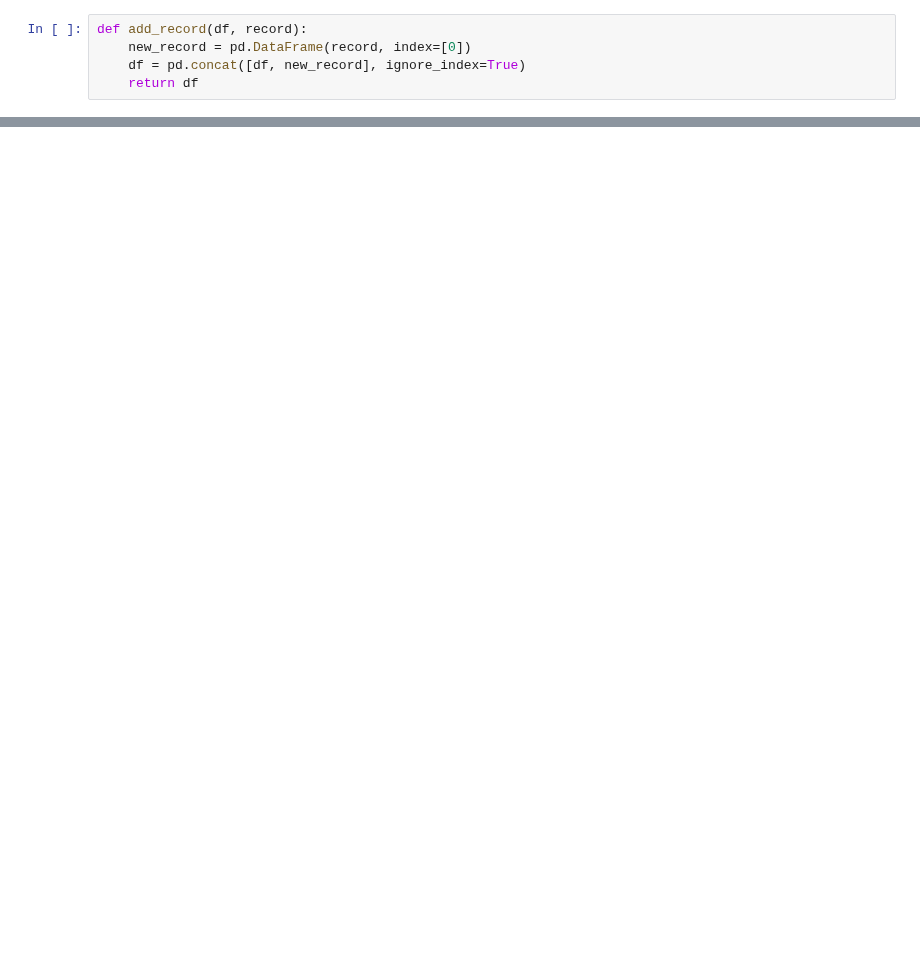
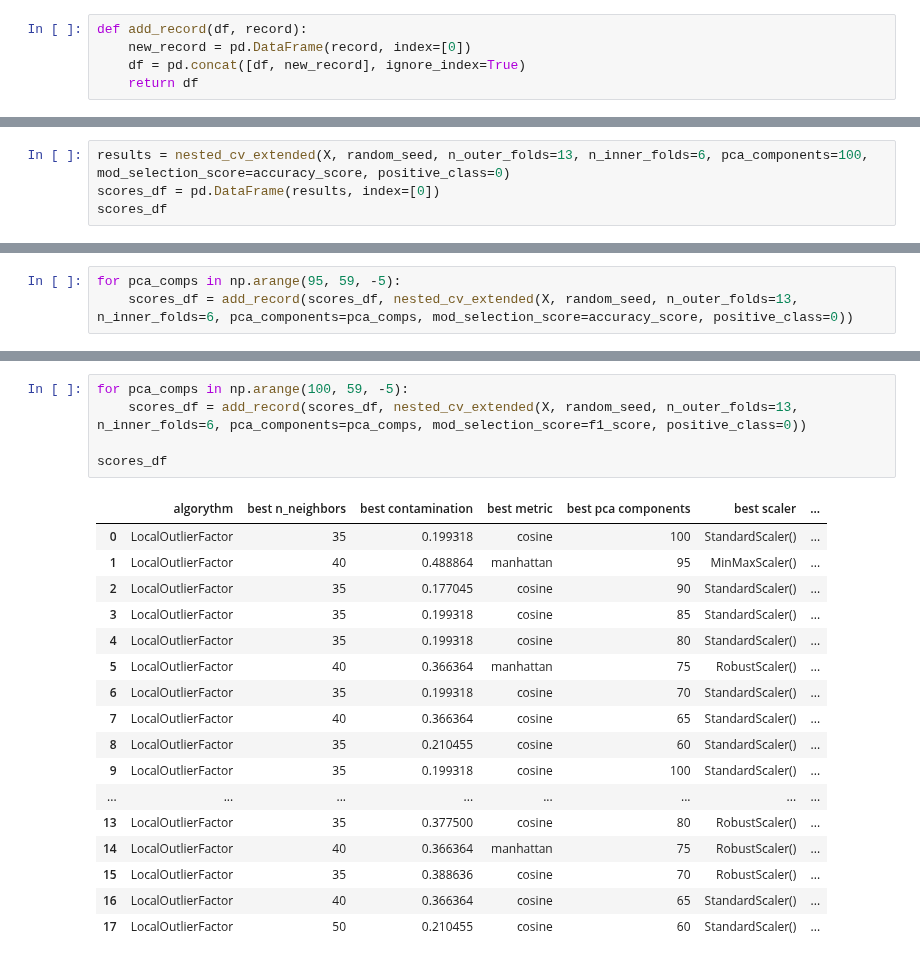
Before and after one commit to chrfum/one-class_classifier, a Jupyter notebook: run-over_classifier/classifiers/lof.ipynb, the cells around one changed output, grey strips where cells are left out. Saved outputs shown, nothing was run; the diff lists cells and outputs as text; blank space fills up the shorter version.

```diff
--- a/run-over_classifier/classifiers/lof.ipynb
+++ b/run-over_classifier/classifiers/lof.ipynb
@@ -53,0 +190,4 @@ def add_record(df, record):
+# %%
+results = nested_cv_extended(X, random_seed, n_outer_folds=13, n_inner_folds=6, pca_components=100, mod_selection_score=accuracy_score, positive_class=0)
+scores_df = pd.DataFrame(results, index=[0])
+scores_df
@@ -53,0 +197,3 @@ def add_record(df, record):
+# %%
+for pca_comps in np.arange(95, 59, -5):
+    scores_df = add_record(scores_df, nested_cv_extended(X, random_seed, n_outer_folds=13, n_inner_folds=6, pca_components=pca_comps, mod_selection_score=accuracy_score, positive_class=0))
@@ -53,0 +213,23 @@ def add_record(df, record):
+# %%
+for pca_comps in np.arange(100, 59, -5):
+    scores_df = add_record(scores_df, nested_cv_extended(X, random_seed, n_outer_folds=13, n_inner_folds=6, pca_components=pca_comps, mod_selection_score=f1_score, positive_class=0))
+
+scores_df
+# %% [output]
+|  | algorythm | best n_neighbors | best contamination | best metric | best pca components | best scaler | ... |
+| 0 | LocalOutlierFactor | 35 | 0.199318 | cosine | 100 | StandardScaler() | ... |
+| 1 | LocalOutlierFactor | 40 | 0.488864 | manhattan | 95 | MinMaxScaler() | ... |
+| 2 | LocalOutlierFactor | 35 | 0.177045 | cosine | 90 | StandardScaler() | ... |
+| 3 | LocalOutlierFactor | 35 | 0.199318 | cosine | 85 | StandardScaler() | ... |
+| 4 | LocalOutlierFactor | 35 | 0.199318 | cosine | 80 | StandardScaler() | ... |
+| 5 | LocalOutlierFactor | 40 | 0.366364 | manhattan | 75 | RobustScaler() | ... |
+| 6 | LocalOutlierFactor | 35 | 0.199318 | cosine | 70 | StandardScaler() | ... |
+| 7 | LocalOutlierFactor | 40 | 0.366364 | cosine | 65 | StandardScaler() | ... |
+| 8 | LocalOutlierFactor | 35 | 0.210455 | cosine | 60 | StandardScaler() | ... |
+| 9 | LocalOutlierFactor | 35 | 0.199318 | cosine | 100 | StandardScaler() | ... |
+| ... | ... | ... | ... | ... | ... | ... | ... |
+| 13 | LocalOutlierFactor | 35 | 0.377500 | cosine | 80 | RobustScaler() | ... |
+| 14 | LocalOutlierFactor | 40 | 0.366364 | manhattan | 75 | RobustScaler() | ... |
+| 15 | LocalOutlierFactor | 35 | 0.388636 | cosine | 70 | RobustScaler() | ... |
+| 16 | LocalOutlierFactor | 40 | 0.366364 | cosine | 65 | StandardScaler() | ... |
+| 17 | LocalOutlierFactor | 50 | 0.210455 | cosine | 60 | StandardScaler() | ... |
```
Also changed, not shown: parts of 14 cells of this notebook.
